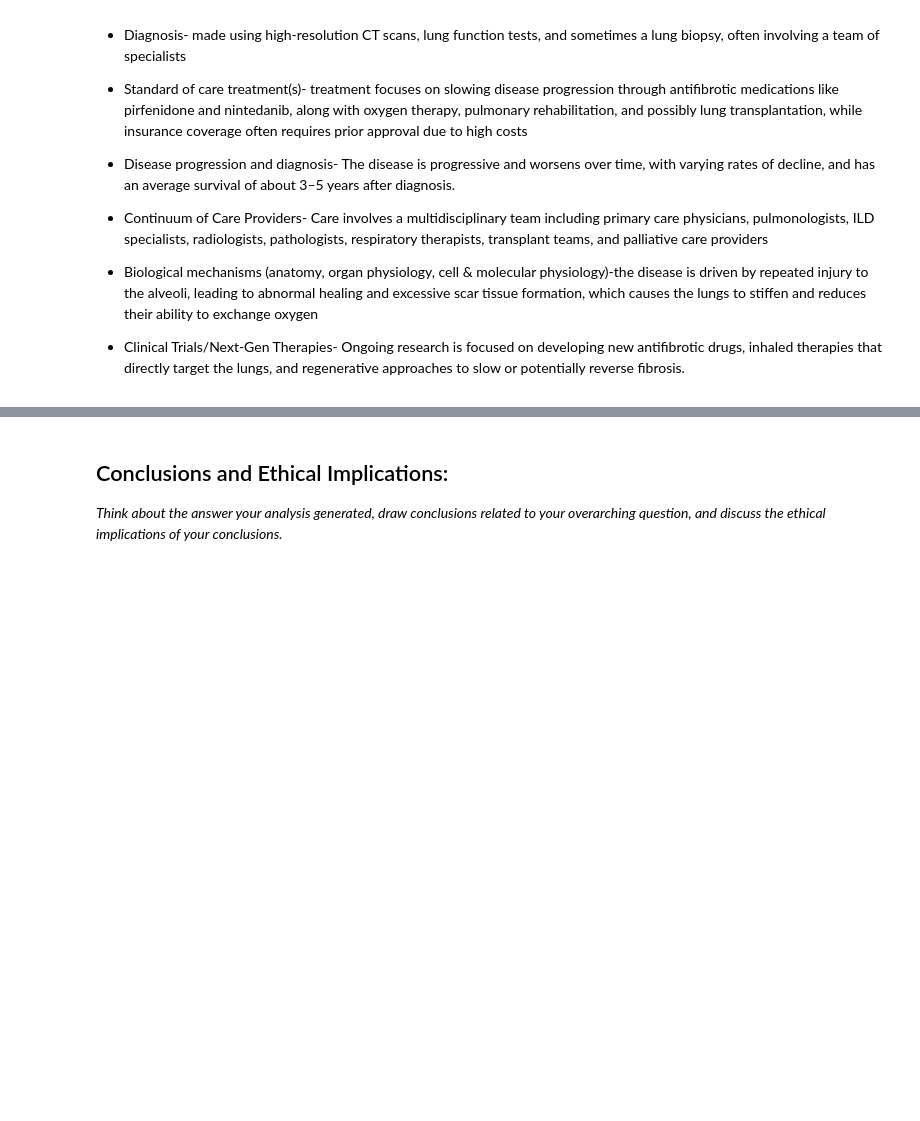
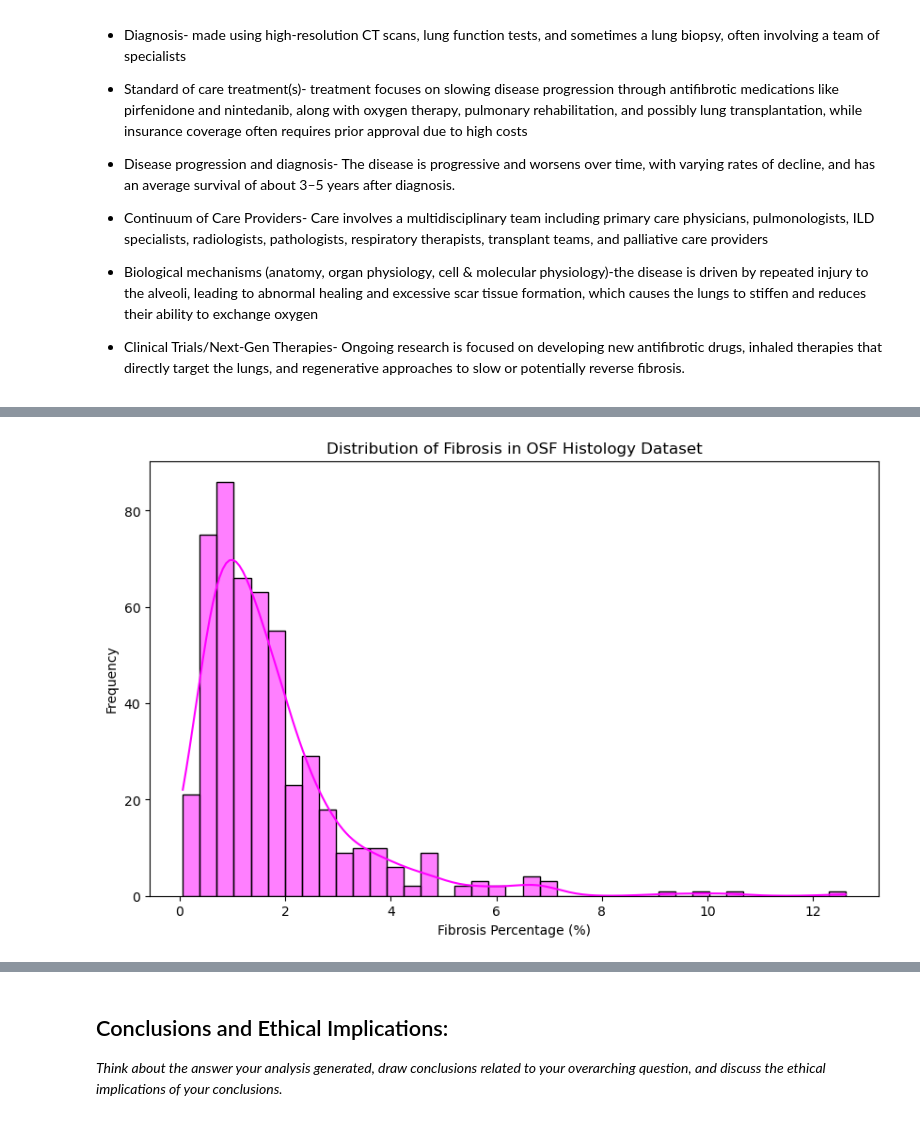
Before and after one commit to megansullivan19/Sullivan-Hayden-Module-3-Fibrosis, a Jupyter notebook: Sullivan-Hayden-Module-3.ipynb, the cells around one changed output, grey strips where cells are left out. Drawn from its saved outputs; the diff is of its cells as text; code cells hidden in the pictures; blank space fills up the shorter version.

```diff
--- a/Sullivan-Hayden-Module-3.ipynb
+++ b/Sullivan-Hayden-Module-3.ipynb
@@ -93,0 +285,79 @@ for filename, depth in zip(filenames, depths): # Loop through each filename and
+# %%
+#SECONDARY DATA SET
+#(ChatGPT, 2026): The following code block is designed to analyze a secondary dataset of histology images stained with Masson's Trichrome. It calculates the percentage of blue-stained collagen in each image, which is indicative of fibrosis. The results are printed and saved to a CSV file, and a distribution plot is generated to visualize the fibrosis percentages across the dataset.
+import os
+import glob
+import cv2
+import numpy as np
+import pandas as pd
+import matplotlib.pyplot as plt
+import seaborn as sns
+from termcolor import colored
+
+# --- 1. CONFIGURATION ---
+# Path to your unzipped OSF Histology folder
+base_path = r"/Users/megansullivan/Downloads/Lung fibrosis (Ashcroft)/training/0"
+
+# --- 2. THE ANALYSIS ENGINE ---
+def analyze_trichrome_fibrosis(img_path): #(ChatGPT, 2026): This function takes the path to a histology image as input, reads the image, and processes it to calculate the percentage of blue-stained collagen. It uses color thresholding in the HSV color space to create a mask for the blue/cyan regions, which represent collagen. The function then calculates the percentage of these regions relative to the total image area and returns this value.
+    """Calculates blue-stained collagen percentage for a histology tile."""
+    img = cv2.imread(img_path) # Read the image from the given path
+    if img is None: # If the image cannot be read (e.g., file not found or invalid format), return None
+        return None
+
+    # Convert to HSV for color separation
+    hsv = cv2.cvtColor(img, cv2.COLOR_BGR2HSV)
+
+    # Target Blue/Cyan (Collagen in Masson's Trichrome)
+    # Range: Hue(90-135), Saturation(40-255), Value(40-255)
+    lower_blue = np.array([90, 40, 40])
+    upper_blue = np.array([135, 255, 255])
+
+    # Create and clean the mask
+    fibrosis_mask = cv2.inRange(hsv, lower_blue, upper_blue) # Create a binary mask where the blue/cyan regions are white (255) and the rest are black (0)
+    kernel = np.ones((3,3), np.uint8) # Define a kernel for morphological operations to clean up the mask
+    fibrosis_mask = cv2.morphologyEx(fibrosis_mask, cv2.MORPH_OPEN, kernel) # Apply morphological opening to remove small noise in the mask
+
+    # Calculate percentage
+    white_pixels = np.sum(fibrosis_mask == 255)
+    return 100 * (white_pixels / fibrosis_mask.size)
+
+# --- 3. EXECUTION ---
+print(colored("Processing OSF Population Data...", "cyan"))
+
+search_pattern = os.path.join(base_path, "**", "*.png") # Search for all PNG files in the base path and subdirectories
+all_files = glob.glob(search_pattern, recursive=True) # Get a list of all image files matching the search pattern, including those in subdirectories
+
+# Analyzing a subset for speed (e.g., first 500), or remove [:500] for all 4983
+osf_results = [] # List to store fibrosis percentages for each image
+for path in all_files[:500]: # Loop through the first 500 image paths (or all if you remove the slicing)
+    val = analyze_trichrome_fibrosis(path) # Analyze the image and get the fibrosis percentage
+    if val is not None: # If the analysis was successful and a valid percentage was returned, append it to the results list
+        osf_results.append(val)
+
+# --- 4. RESULTS & VISUALIZATION ---
+if osf_results: # Check if we have results to analyze
+    mu = np.mean(osf_results) # Calculate the mean fibrosis percentage across all analyzed images
+    std = np.std(osf_results) # Calculate the standard deviation of fibrosis percentages across all analyzed images
+
+    print("\n" + "="*40) # Print a separator for clarity
+    print(colored(f"OSF HISTOLOGY BASELINE (n={len(osf_results)})", "yellow", attrs=['bold']))
+    print(f"Mean Fibrosis: {mu:.2f}%")
+    print(f"Std Deviation: {std:.2f}%")
+    print(f"Max Detected:  {np.max(osf_results):.2f}%")
+    print("="*40)
+
+    # Plot the Distribution
+    plt.figure(figsize=(10, 6)) # Set the figure size for better visibility
+    sns.histplot(osf_results, kde=True, color='magenta') # Create a histogram with a kernel density estimate to visualize the distribution of fibrosis percentages
+    plt.title("Distribution of Fibrosis in OSF Histology Dataset")
+    plt.xlabel("Fibrosis Percentage (%)")
+    plt.ylabel("Frequency")
+    plt.show()
+
+    # Save results for report
+    pd.DataFrame({'Fibrosis_Percent': osf_results}).to_csv("osf_baseline.csv", index=False)
+    print(colored("\n Baseline saved to 'osf_baseline.csv'", "green"))
+else:
+    print(colored("Error: No images found at the specified path.", "red"))
+# %% [output]
@@ -93,0 +372 @@ for filename, depth in zip(filenames, depths): # Loop through each filename and
+[figure, added]
```
Also changed, not shown: parts of 13 cells of this notebook, 1 other file.
